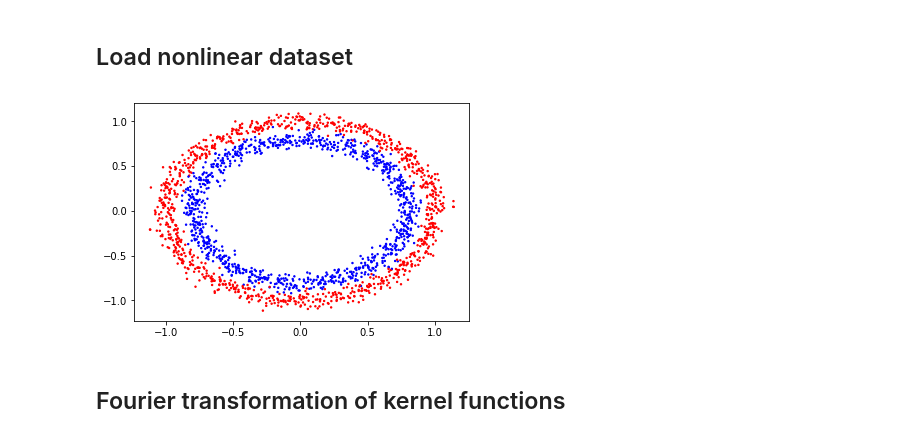
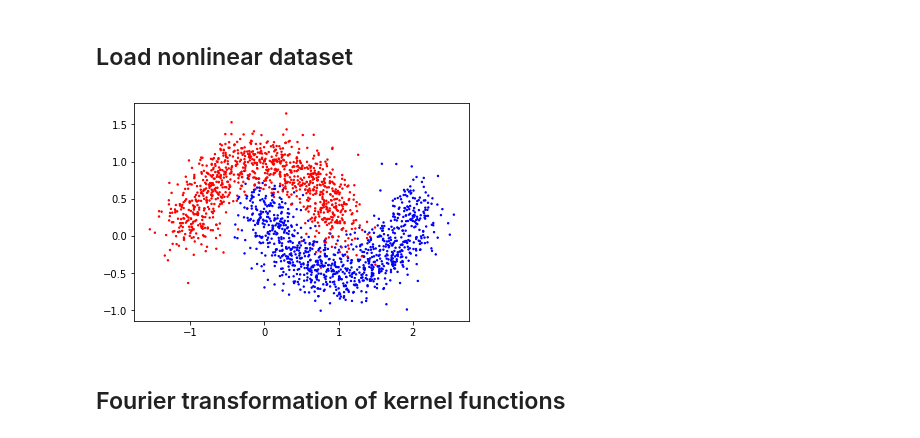
Before and after one commit to zetongqi/machine-learning-demos, a Jupyter notebook: random_fourier_features_SVM.ipynb, the cells around one changed output. Cells and saved outputs as stored; diff of their text form; code cells hidden in the pictures.

```diff
--- a/random_fourier_features_SVM.ipynb
+++ b/random_fourier_features_SVM.ipynb
@@ -11,13 +11,13 @@ from numpy import linalg as LA
 # %% [markdown]
 ## Load nonlinear dataset
 # %%
-X, y = make_circles(n_samples=2000, noise=0.05)
+X, y = make_moons(n_samples=2000, noise=0.2)
 colors = ['red','blue']
 plt.scatter(X[:, 0], X[:, 1], c=y, cmap=matplotlib.colors.ListedColormap(colors), s=2)
 y[y == 0] = -1
 seed = 1
 # %% [output]
-[figure, old version]
+[figure, new version]
 # %% [markdown]
 ## Fourier transformation of kernel functions
 # %%
```
Also changed, not shown: parts of 6 cells of this notebook.
